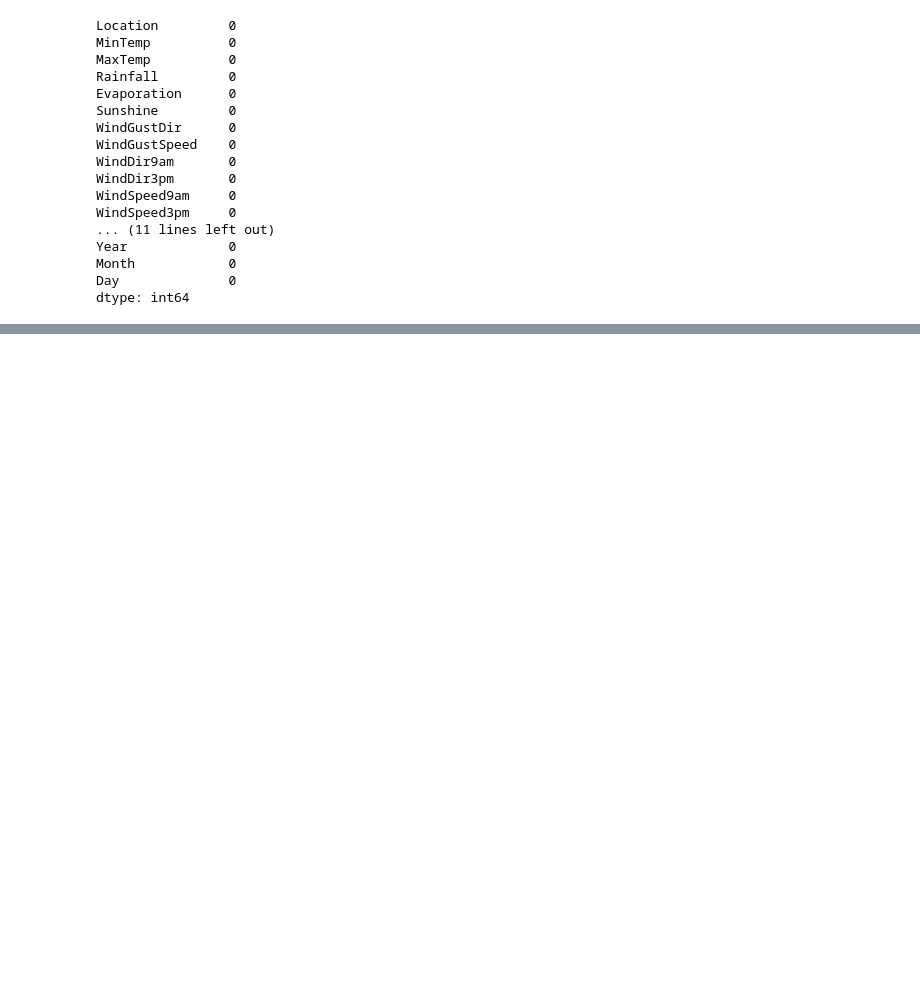
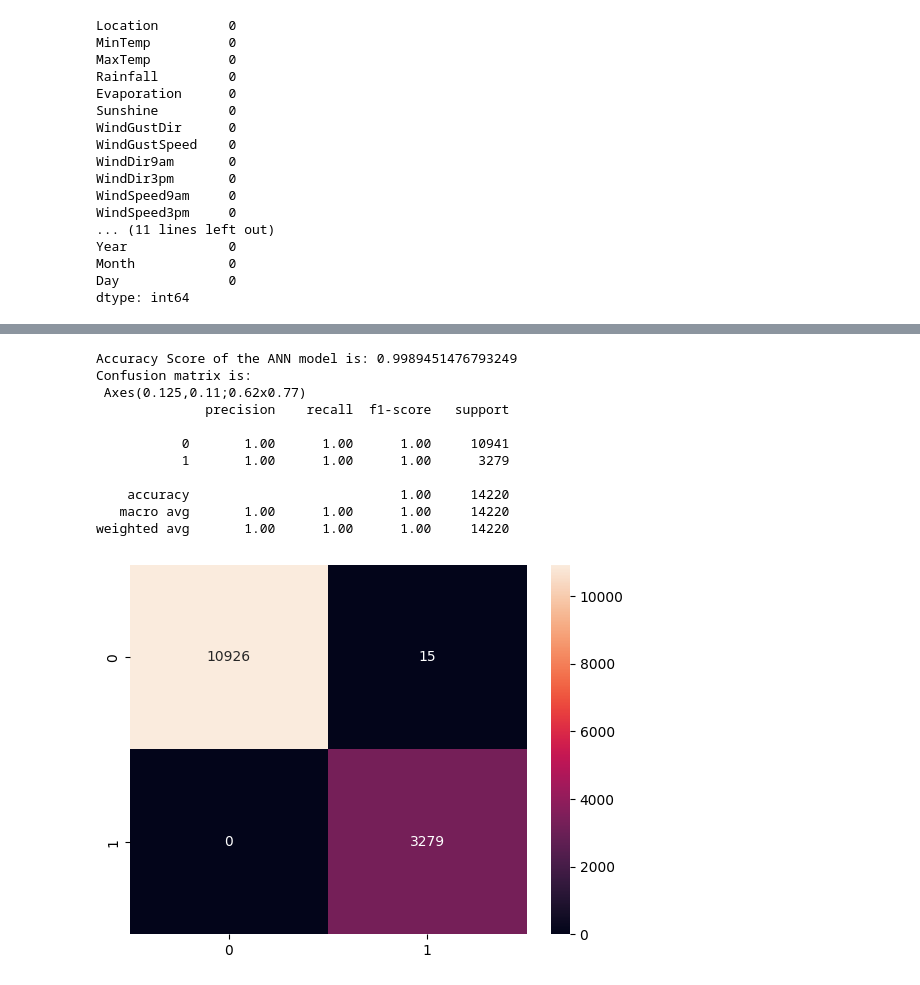
Before and after one commit to Shrey-12/MachineLearning, a Jupyter notebook: Rainfall.ipynb, the cells around one changed output, grey strips where cells are left out. Cells and saved outputs as stored; diff of their text form; code cells hidden in the pictures; blank space fills up the shorter version.

```diff
--- a/Rainfall.ipynb
+++ b/Rainfall.ipynb
@@ -277,0 +278,21 @@ weighted avg       0.96      0.95      0.95      8444
+# %%
+from sklearn.neural_network import MLPClassifier
+ann_model = MLPClassifier()
+ann_model.fit(X_train, y_train)
+y_pred_ann = ann_model.predict(X_test)
+print(f'Accuracy Score of the ANN model is: {accuracy_score(y_test, y_pred_ann)}')
+print(f"Confusion matrix is: \n {sns.heatmap(confusion_matrix(y_test, y_pred_ann), annot=True, fmt='d')}")
+print(classification_report(y_test, y_pred_ann))
+# %% [output]
+Accuracy Score of the ANN model is: 0.9989451476793249
+Confusion matrix is:
+ Axes(0.125,0.11;0.62x0.77)
+              precision    recall  f1-score   support
+
+           0       1.00      1.00      1.00     10941
+           1       1.00      1.00      1.00      3279
+
+    accuracy                           1.00     14220
+   macro avg       1.00      1.00      1.00     14220
+weighted avg       1.00      1.00      1.00     14220
+[figure, added]
```
Also changed, not shown: parts of 19 cells of this notebook.
